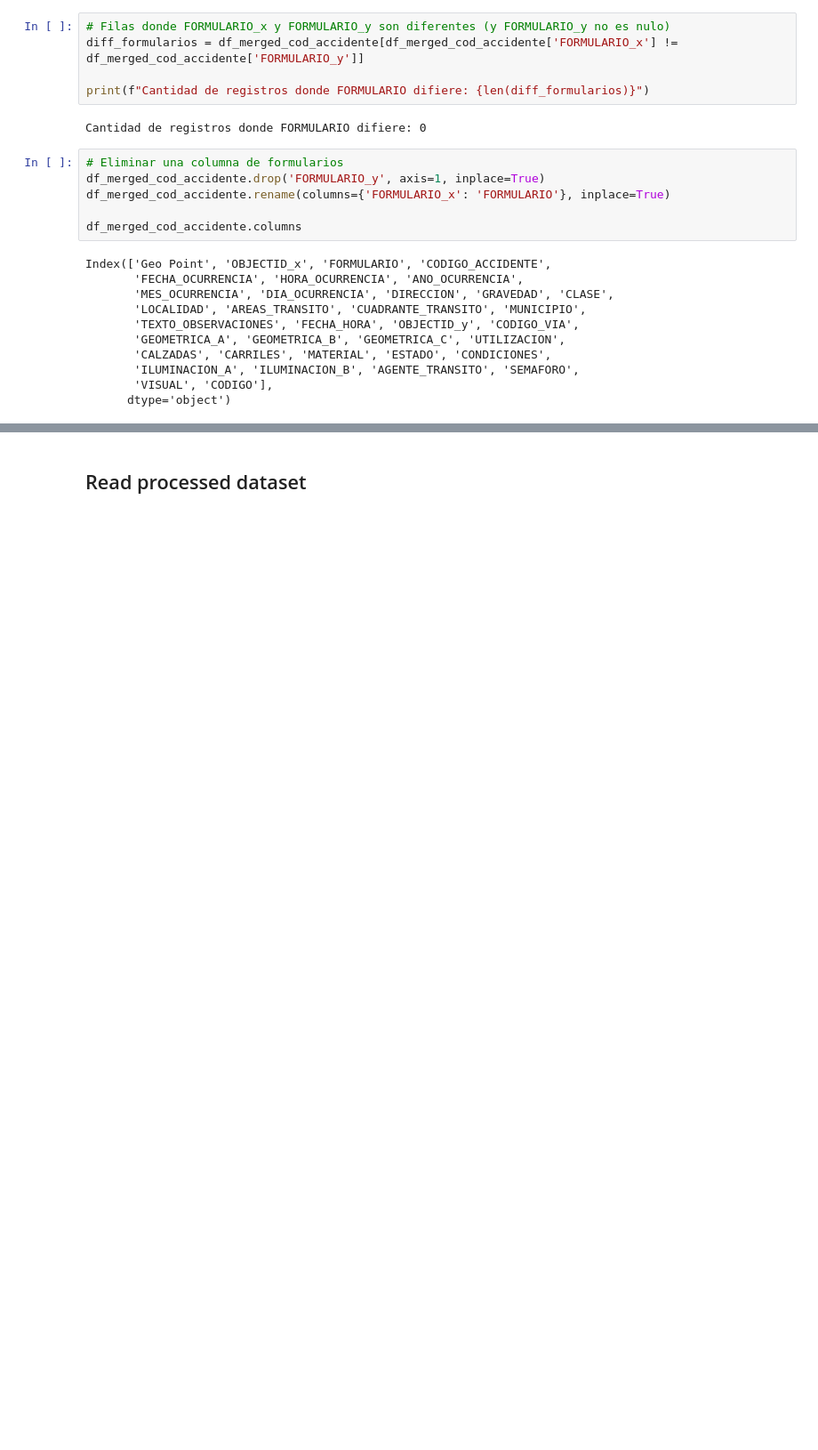
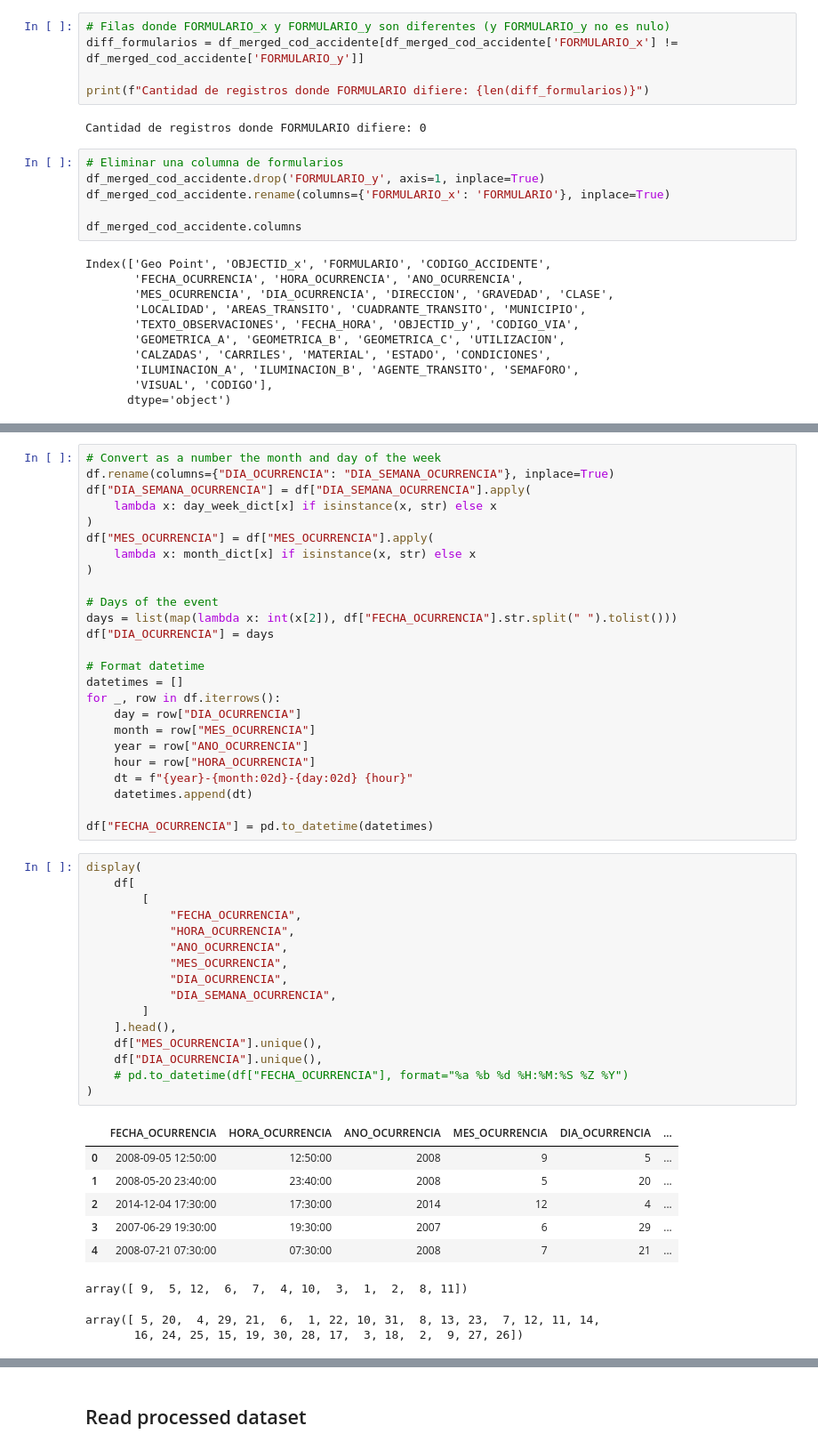
Before and after one commit to dosquisd/AccidentalRiskAnalysis, a Jupyter notebook: src/002_join_data.ipynb, the cells around one changed output, grey strips where cells are left out. Shown at 89% size. Cells and saved outputs as stored; diff of their text form; blank space fills up the shorter version.

```diff
--- a/src/002_join_data.ipynb
+++ b/src/002_join_data.ipynb
@@ -128,0 +189,51 @@ df.to_csv("./data/processed/dataset.csv", index=False)
+# %%
+# Convert as a number the month and day of the week
+df.rename(columns={"DIA_OCURRENCIA": "DIA_SEMANA_OCURRENCIA"}, inplace=True)
+df["DIA_SEMANA_OCURRENCIA"] = df["DIA_SEMANA_OCURRENCIA"].apply(
+    lambda x: day_week_dict[x] if isinstance(x, str) else x
+)
+df["MES_OCURRENCIA"] = df["MES_OCURRENCIA"].apply(
+    lambda x: month_dict[x] if isinstance(x, str) else x
+)
+
+# Days of the event
+days = list(map(lambda x: int(x[2]), df["FECHA_OCURRENCIA"].str.split(" ").tolist()))
+df["DIA_OCURRENCIA"] = days
+
+# Format datetime
+datetimes = []
+for _, row in df.iterrows():
+    day = row["DIA_OCURRENCIA"]
+    month = row["MES_OCURRENCIA"]
+    year = row["ANO_OCURRENCIA"]
+    hour = row["HORA_OCURRENCIA"]
+    dt = f"{year}-{month:02d}-{day:02d} {hour}"
+    datetimes.append(dt)
+
+df["FECHA_OCURRENCIA"] = pd.to_datetime(datetimes)
+# %%
+display(
+    df[
+        [
+            "FECHA_OCURRENCIA",
+            "HORA_OCURRENCIA",
+            "ANO_OCURRENCIA",
+            "MES_OCURRENCIA",
+            "DIA_OCURRENCIA",
+            "DIA_SEMANA_OCURRENCIA",
+        ]
+    ].head(),
+    df["MES_OCURRENCIA"].unique(),
+    df["DIA_OCURRENCIA"].unique(),
+    # pd.to_datetime(df["FECHA_OCURRENCIA"], format="%a %b %d %H:%M:%S %Z %Y")
+)
+# %% [output]
+|  | FECHA_OCURRENCIA | HORA_OCURRENCIA | ANO_OCURRENCIA | MES_OCURRENCIA | DIA_OCURRENCIA | ... |
+| 0 | 2008-09-05 12:50:00 | 12:50:00 | 2008 | 9 | 5 | ... |
+| 1 | 2008-05-20 23:40:00 | 23:40:00 | 2008 | 5 | 20 | ... |
+| 2 | 2014-12-04 17:30:00 | 17:30:00 | 2014 | 12 | 4 | ... |
+| 3 | 2007-06-29 19:30:00 | 19:30:00 | 2007 | 6 | 29 | ... |
+| 4 | 2008-07-21 07:30:00 | 07:30:00 | 2008 | 7 | 21 | ... |
+array([ 9,  5, 12,  6,  7,  4, 10,  3,  1,  2,  8, 11])
+array([ 5, 20,  4, 29, 21,  6,  1, 22, 10, 31,  8, 13, 23,  7, 12, 11, 14,
+       16, 24, 25, 15, 19, 30, 28, 17,  3, 18,  2,  9, 27, 26])
```
Also changed, not shown: parts of 19 cells of this notebook, 1 other file.
